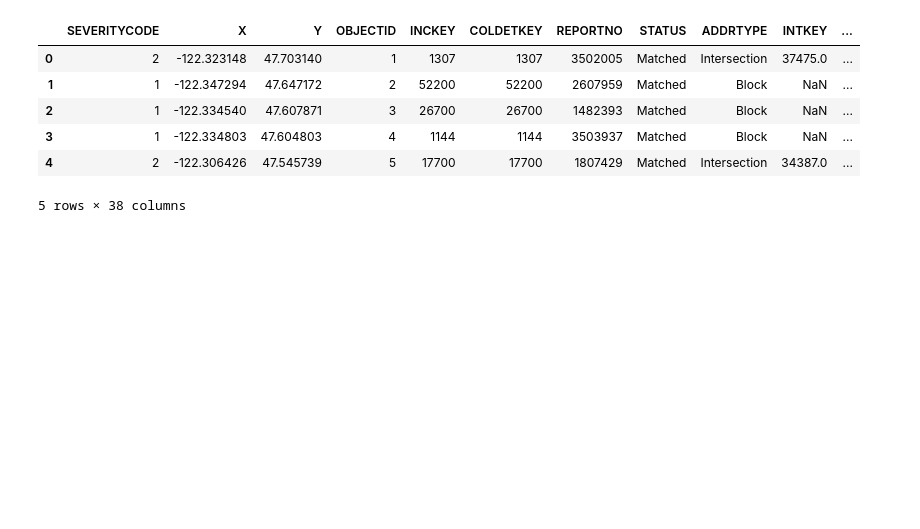
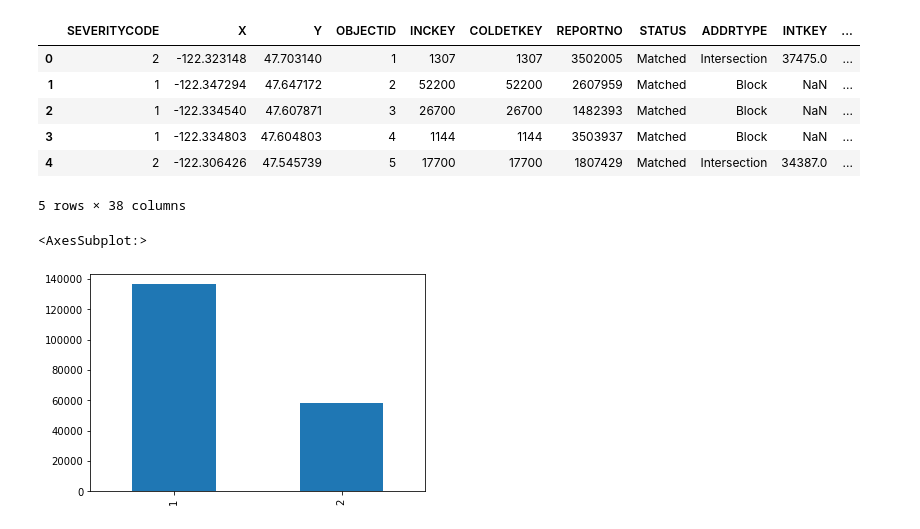
Before and after one commit to MaulikDave9/Coursera_Capstone, a Jupyter notebook: Capstone.ipynb, the cells around one changed output. Cells and saved outputs as stored; diff of their text form; code cells hidden in the pictures; blank space fills up the shorter version.

```diff
--- a/Capstone.ipynb
+++ b/Capstone.ipynb
@@ -21,3 +59,9 @@ df.head()
 | 3 | 1 | -122.334803 | 47.604803 | 4 | 1144 | 1144 | 3503937 | Matched | Block | NaN | ... |
 | 4 | 2 | -122.306426 | 47.545739 | 5 | 17700 | 17700 | 1807429 | Matched | Intersection | 34387.0 | ... |
 5 rows × 38 columns
+# %%
+df['SEVERITYCODE'].value_counts().plot(kind = 'bar')
+# 1: prop damage and 2: injury.
+# %% [output]
+<AxesSubplot:>
+[figure, added]
```
Also changed, not shown: parts of 9 cells of this notebook.
